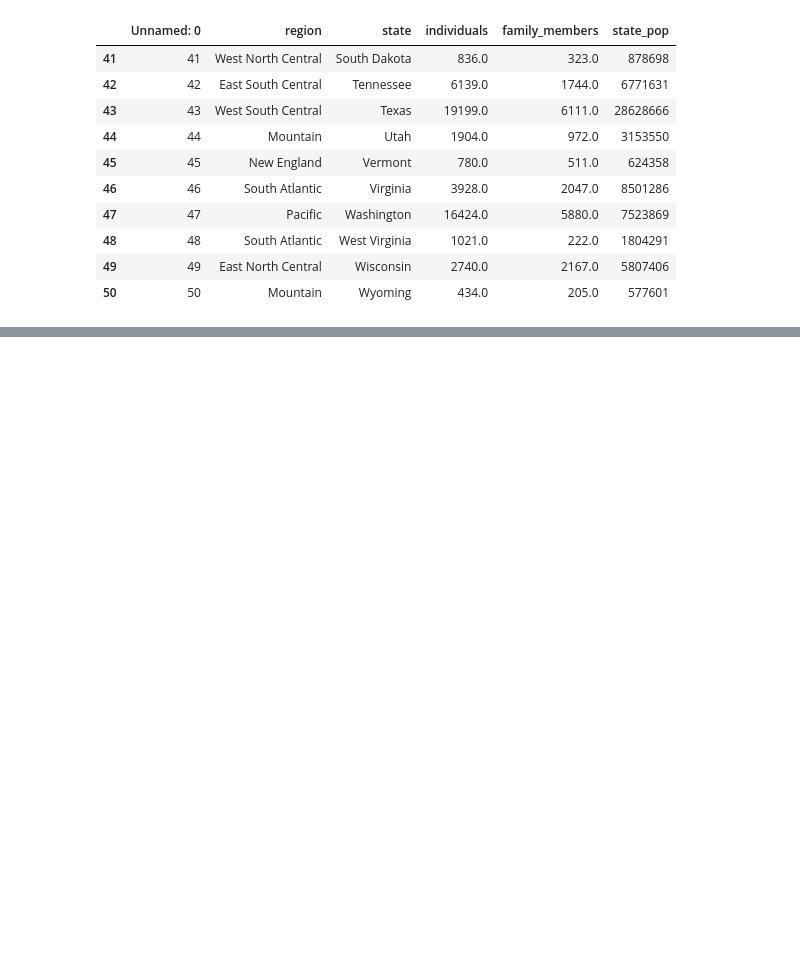
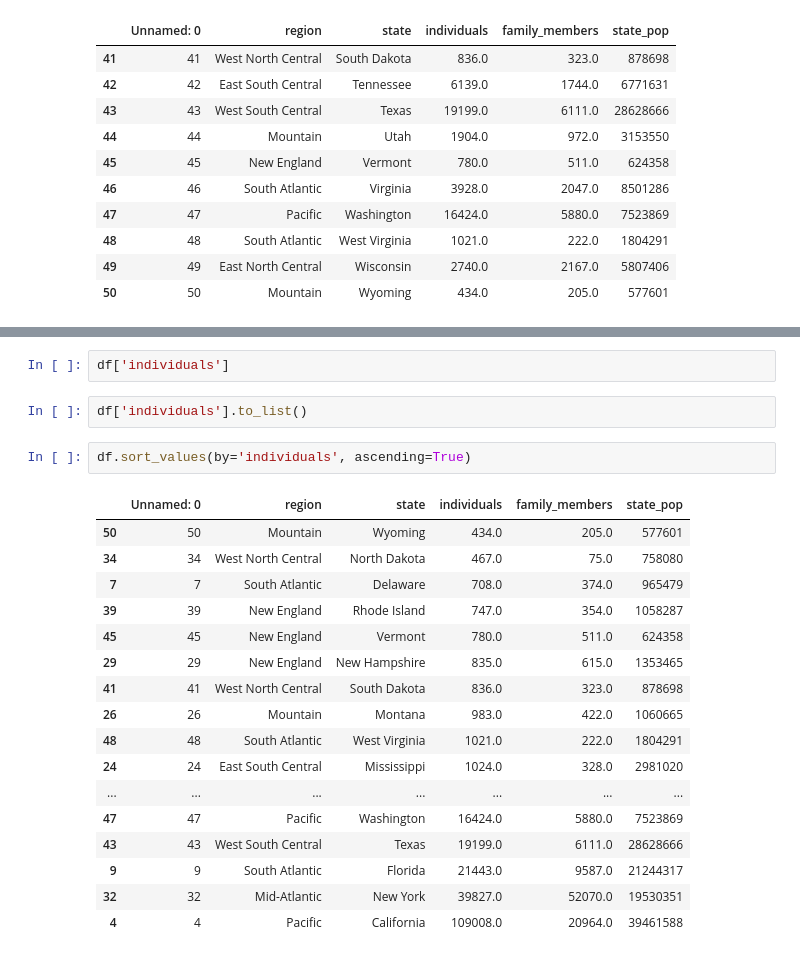
Before and after one commit to biiraj01/python-class-day1, a Jupyter notebook: one.ipynb, the cells around one changed output, grey strips where cells are left out. Saved outputs shown, nothing was run; the diff lists cells and outputs as text; blank space fills up the shorter version.

```diff
--- a/one.ipynb
+++ b/one.ipynb
@@ -83,0 +33,24 @@ array([[0, 'East South Central', 'Alabama', 2570.0, 864.0, 4887681],
+# %%
+df['individuals']
+# %%
+df['individuals'].to_list()
+# %%
+df.sort_values(by='individuals', ascending=True)
+# %% [output]
+|  | Unnamed: 0 | region | state | individuals | family_members | state_pop |
+| 50 | 50 | Mountain | Wyoming | 434.0 | 205.0 | 577601 |
+| 34 | 34 | West North Central | North Dakota | 467.0 | 75.0 | 758080 |
+| 7 | 7 | South Atlantic | Delaware | 708.0 | 374.0 | 965479 |
+| 39 | 39 | New England | Rhode Island | 747.0 | 354.0 | 1058287 |
+| 45 | 45 | New England | Vermont | 780.0 | 511.0 | 624358 |
+| 29 | 29 | New England | New Hampshire | 835.0 | 615.0 | 1353465 |
+| 41 | 41 | West North Central | South Dakota | 836.0 | 323.0 | 878698 |
+| 26 | 26 | Mountain | Montana | 983.0 | 422.0 | 1060665 |
+| 48 | 48 | South Atlantic | West Virginia | 1021.0 | 222.0 | 1804291 |
+| 24 | 24 | East South Central | Mississippi | 1024.0 | 328.0 | 2981020 |
+| ... | ... | ... | ... | ... | ... | ... |
+| 47 | 47 | Pacific | Washington | 16424.0 | 5880.0 | 7523869 |
+| 43 | 43 | West South Central | Texas | 19199.0 | 6111.0 | 28628666 |
+| 9 | 9 | South Atlantic | Florida | 21443.0 | 9587.0 | 21244317 |
+| 32 | 32 | Mid-Atlantic | New York | 39827.0 | 52070.0 | 19530351 |
+| 4 | 4 | Pacific | California | 109008.0 | 20964.0 | 39461588 |
```
Also changed, not shown: parts of 21 cells of this notebook, 2 other files.
